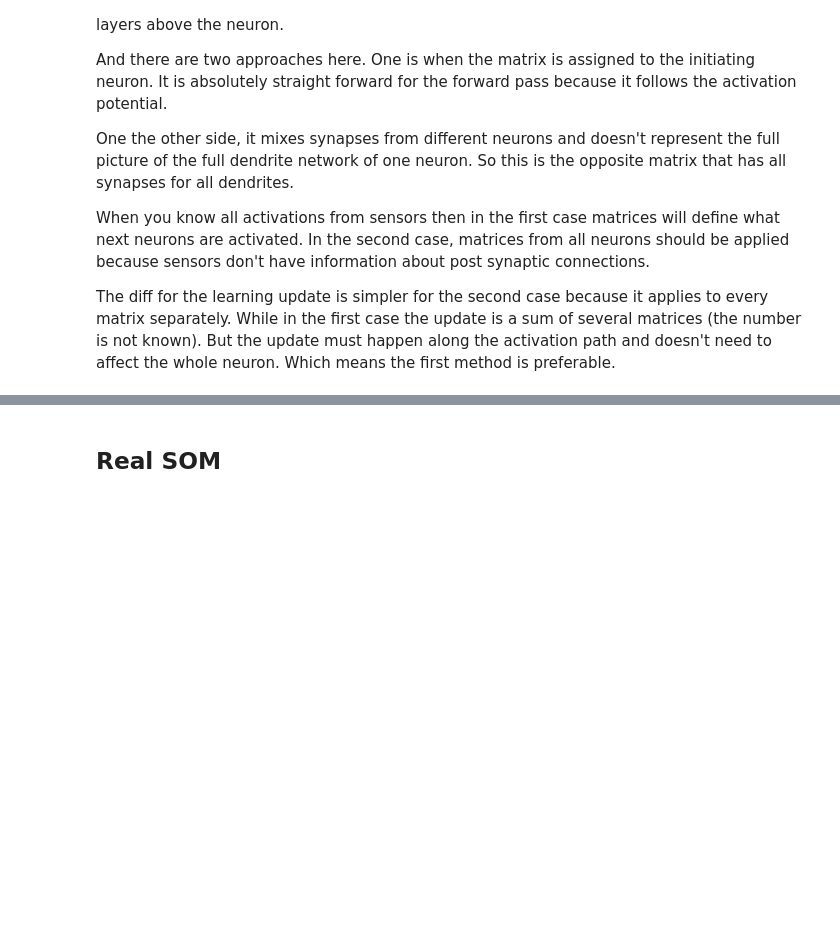
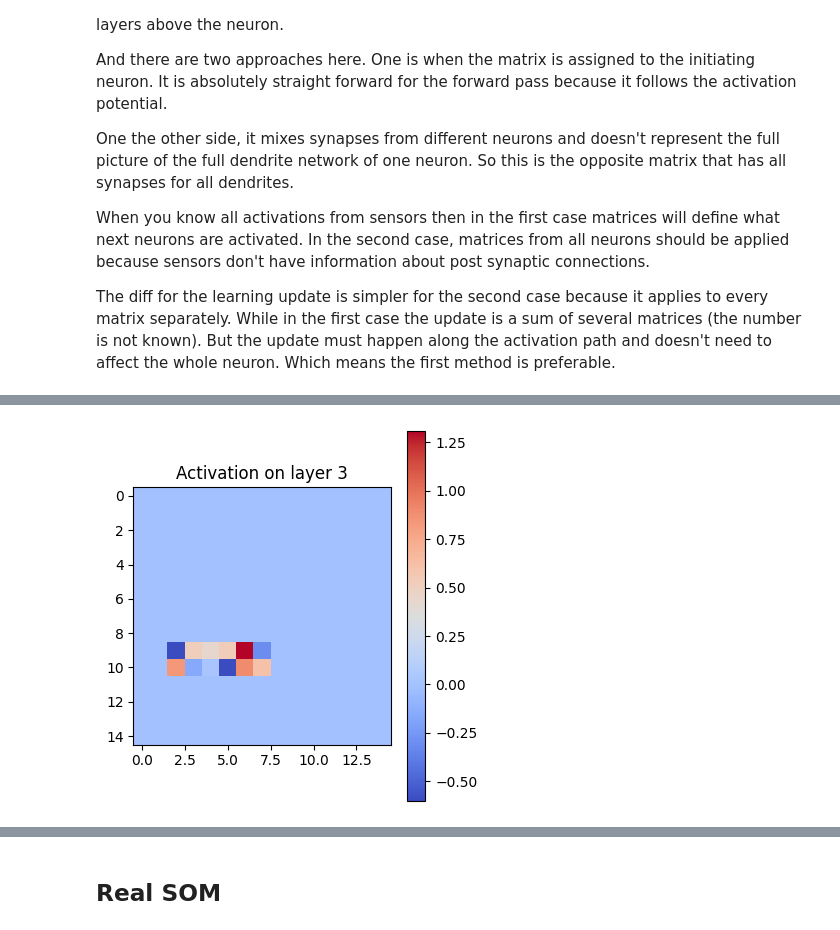
Before and after one commit to mikolasan/ai_sandbox, a Jupyter notebook: arc/hierarchical_som.ipynb, the cells around one changed output, grey strips where cells are left out. Cells and saved outputs as stored; diff of their text form; code cells hidden in the pictures; blank space fills up the shorter version.

Commit message:
First test (one iteration only)

```diff
--- a/arc/hierarchical_som.ipynb
+++ b/arc/hierarchical_som.ipynb
@@ -370,0 +468,65 @@ torch.Size([1, 6])
+# %%
+# create / reset the network
+neurons = []
+
+for x in range(field_width):
+    for y in range(field_height):
+        neuron = Neuron(
+            (x, y),
+            field_height=field_height,
+            field_width=field_width,
+            column_height=column_height,
+            column_width=column_width,
+            n_dendrites=n_dendrites,
+            n_synapses=n_synapses
+        )
+        neurons.append(neuron)
+
+# train
+for k in range(K):
+
+    # forward
+    y_total = torch.zeros(column_height, field_width, field_height)
+
+    for n in neurons:
+        xx = input_saccades[k][n.pos[0], n.pos[1]]
+        y = n.forward(xx)
+        for i in range(y.shape[1]):
+            p = n.i_to_neuron_pos(i)
+            if p[0] < 0 or p[0] >= field_width or p[1] < 0 or p[1] >= field_height:
+                continue
+            y_total[p[2], p[0], p[1]] += y[0,i]
+
+    # update
+    for n in neurons:
+        xx = input_saccades[0][n.pos[0], n.pos[1]]
+        yy = torch.zeros(1, n_column_neurons)
+        for i in range(n_column_neurons):
+            p = n.i_to_neuron_pos(i)
+            if p[0] < 0 or p[0] >= field_width or p[1] < 0 or p[1] >= field_height:
+                continue
+            yy[0, i] = y_total[p[2], p[0], p[1]]
+
+        n.update_weights(xx, yy)
+
+# test
+y_total = torch.zeros(column_height, field_width, field_height)
+
+for n in neurons:
+    xx = input_saccades[0][n.pos[0], n.pos[1]]
+    y = n.forward(xx)
+    for i in range(y.shape[1]):
+        p = n.i_to_neuron_pos(i)
+        if p[0] < 0 or p[0] >= field_width or p[1] < 0 or p[1] >= field_height:
+            continue
+        y_total[p[2], p[0], p[1]] += y[0,i]
+
+plt.figure(figsize=(4, 4))
+x_mat = plt.imshow(torch.mean(y_total, dim=0), cmap=cm.coolwarm)
+# x_mat = plt.imshow(y_total[2,:,:], cmap=cm.coolwarm)
+plt.colorbar(x_mat)
+plt.title("Activation on layer 3")
+plt.tight_layout()
+plt.show()
+# %% [output]
+[figure, added]
```
Also changed, not shown: parts of 14 cells of this notebook, 4 other files.
